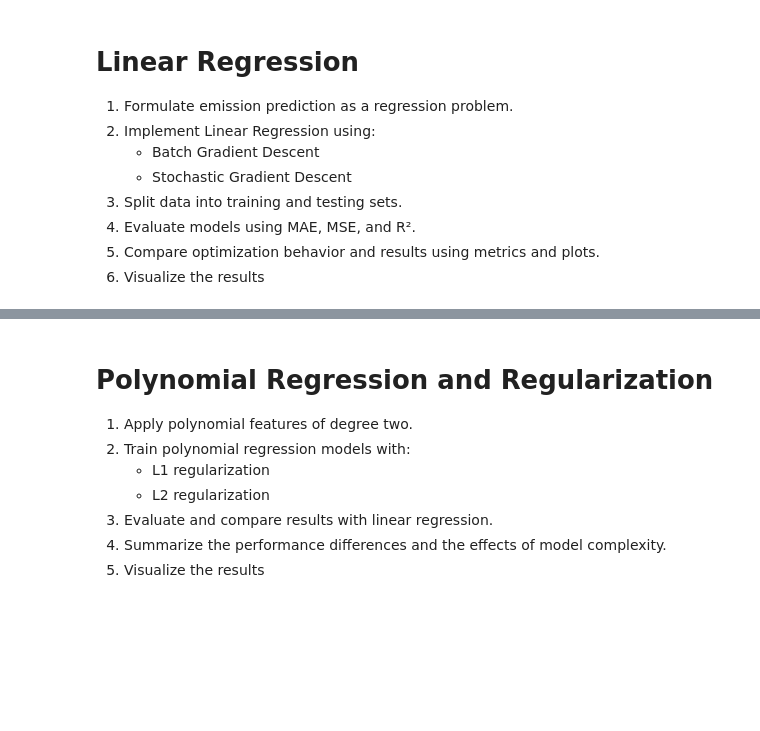
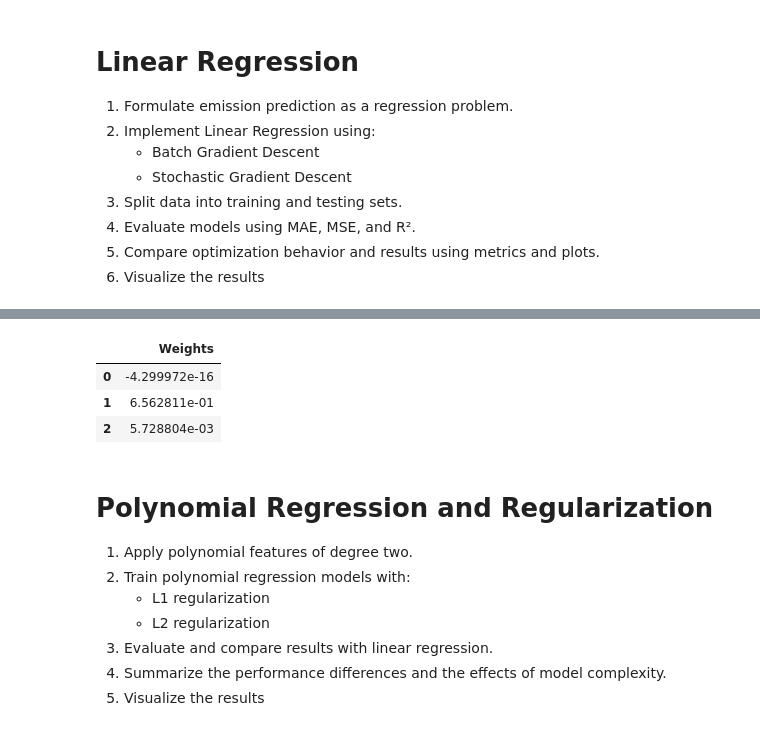
Before and after one commit to adityapentyala/ml-assignments, a Jupyter notebook: Team08_Assignment1.ipynb, the cells around one changed output, grey strips where cells are left out. Saved outputs shown, nothing was run; the diff lists cells and outputs as text; code cells hidden in the pictures; blank space fills up the shorter version.

```diff
--- a/Team08_Assignment1.ipynb
+++ b/Team08_Assignment1.ipynb
@@ -193,3 +234,10 @@ class RegressionModel:
+# %%
+linear_model.summary()
+# %% [output]
+|  | Weights |
+| 0 | -4.299972e-16 |
+| 1 | 6.562811e-01 |
+| 2 | 5.728804e-03 |
 # %% [markdown]
 # **Polynomial Regression and Regularization**
 1. Apply polynomial features of degree two.
```
Also changed, not shown: parts of 7 cells of this notebook.
